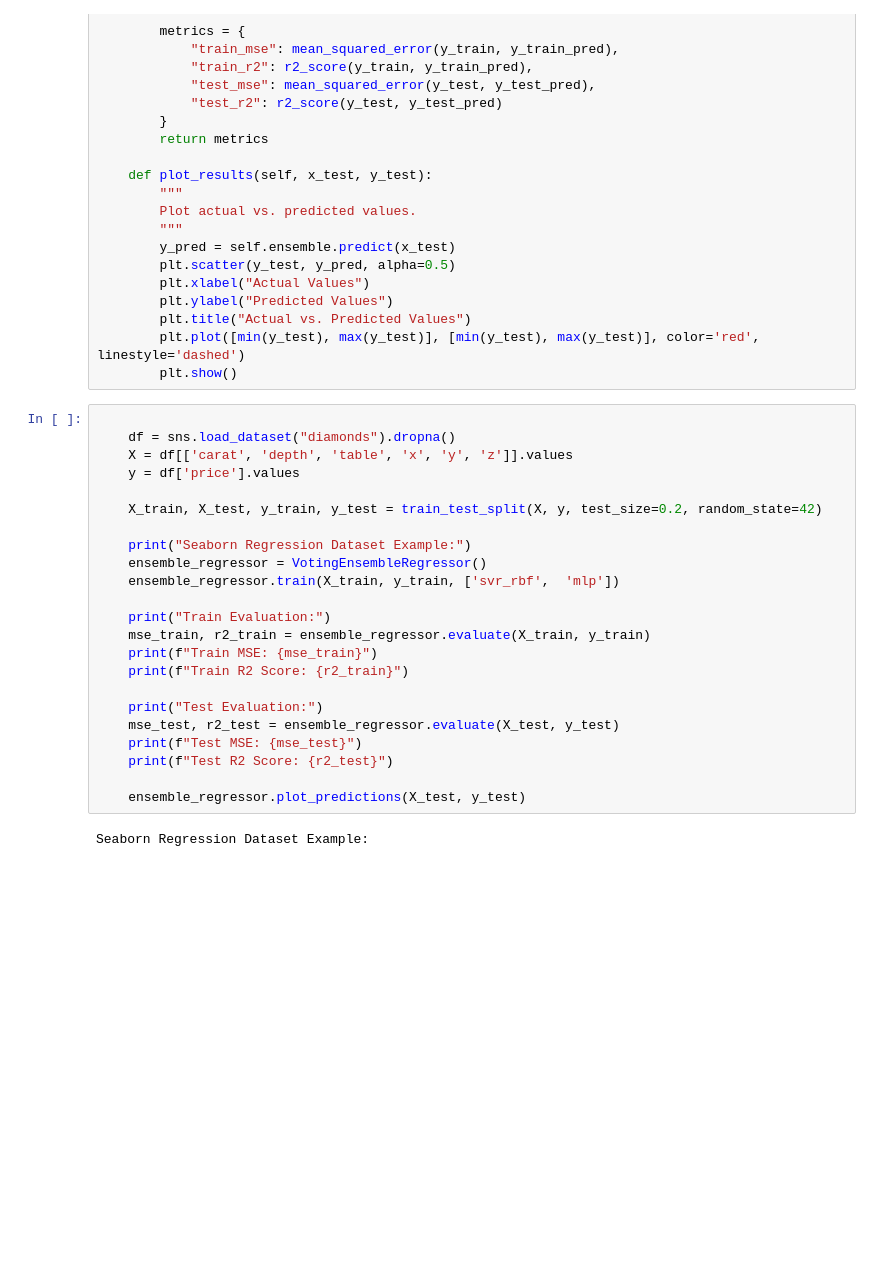
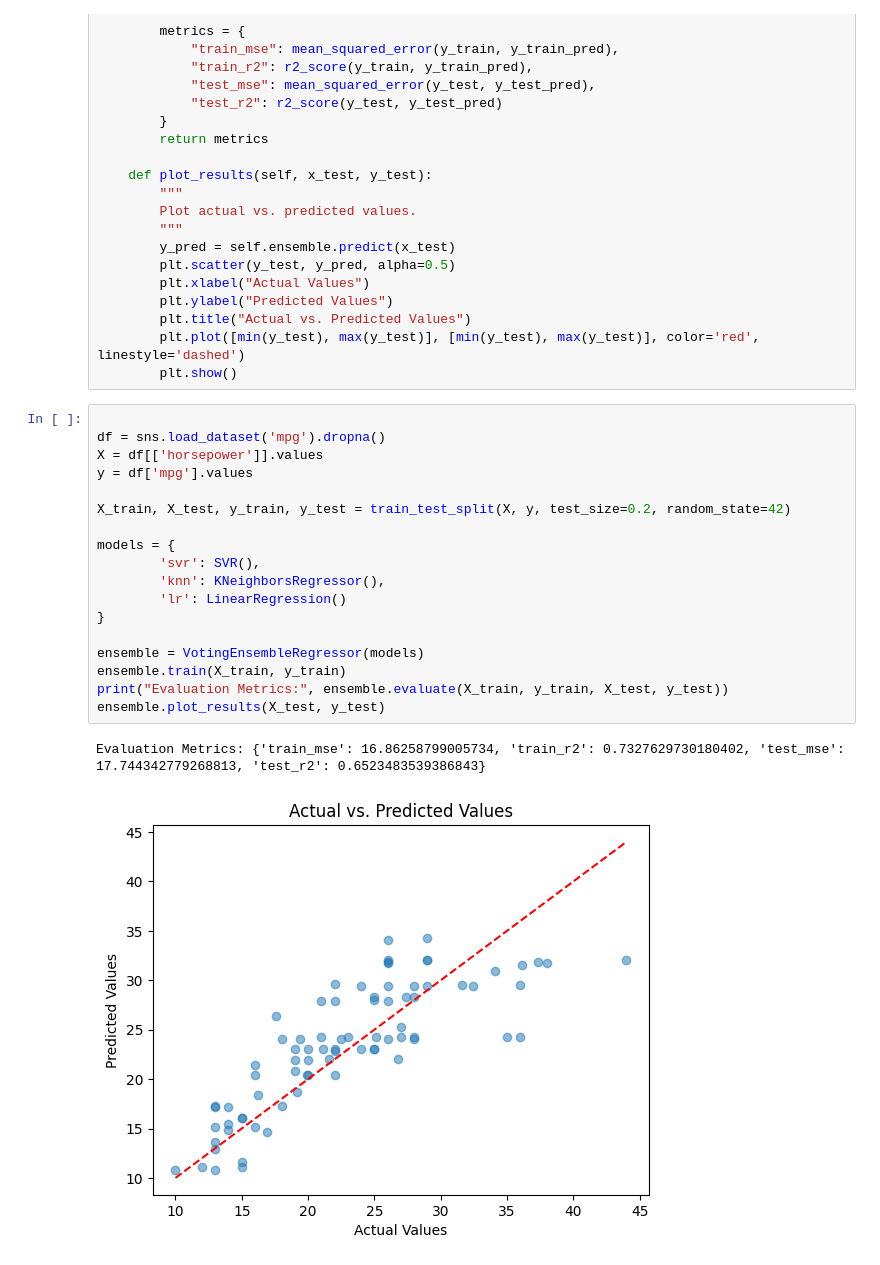
Before and after one commit to Ehtisham1053/Regression-ML-Algorithms, a Jupyter notebook: Voting_ensamble_Regression.ipynb, the cells around one changed output. Saved outputs shown, nothing was run; the diff lists cells and outputs as text; blank space fills up the shorter version.

```diff
--- a/Voting_ensamble_Regression.ipynb
+++ b/Voting_ensamble_Regression.ipynb
@@ -55,26 +55,22 @@ class VotingEnsembleRegressor:
         plt.show()
 # %%
 
-    df = sns.load_dataset("diamonds").dropna()
-    X = df[['carat', 'depth', 'table', 'x', 'y', 'z']].values
-    y = df['price'].values
+df = sns.load_dataset('mpg').dropna()
+X = df[['horsepower']].values
+y = df['mpg'].values
 
-    X_train, X_test, y_train, y_test = train_test_split(X, y, test_size=0.2, random_state=42)
+X_train, X_test, y_train, y_test = train_test_split(X, y, test_size=0.2, random_state=42)
 
-    print("Seaborn Regression Dataset Example:")
-    ensemble_regressor = VotingEnsembleRegressor()
-    ensemble_regressor.train(X_train, y_train, ['svr_rbf',  'mlp'])
+models = {
+        'svr': SVR(),
+        'knn': KNeighborsRegressor(),
+        'lr': LinearRegression()
+}
 
-    print("Train Evaluation:")
-    mse_train, r2_train = ensemble_regressor.evaluate(X_train, y_train)
-    print(f"Train MSE: {mse_train}")
-    print(f"Train R2 Score: {r2_train}")
-
-    print("Test Evaluation:")
-    mse_test, r2_test = ensemble_regressor.evaluate(X_test, y_test)
-    print(f"Test MSE: {mse_test}")
-    print(f"Test R2 Score: {r2_test}")
-
-    ensemble_regressor.plot_predictions(X_test, y_test)
+ensemble = VotingEnsembleRegressor(models)
+ensemble.train(X_train, y_train)
+print("Evaluation Metrics:", ensemble.evaluate(X_train, y_train, X_test, y_test))
+ensemble.plot_results(X_test, y_test)
 # %% [output]
-Seaborn Regression Dataset Example:
+Evaluation Metrics: {'train_mse': 16.86258799005734, 'train_r2': 0.7327629730180402, 'test_mse': 17.744342779268813, 'test_r2': 0.6523483539386843}
+[figure, added]
```
Also changed, not shown: parts of 2 cells of this notebook.
